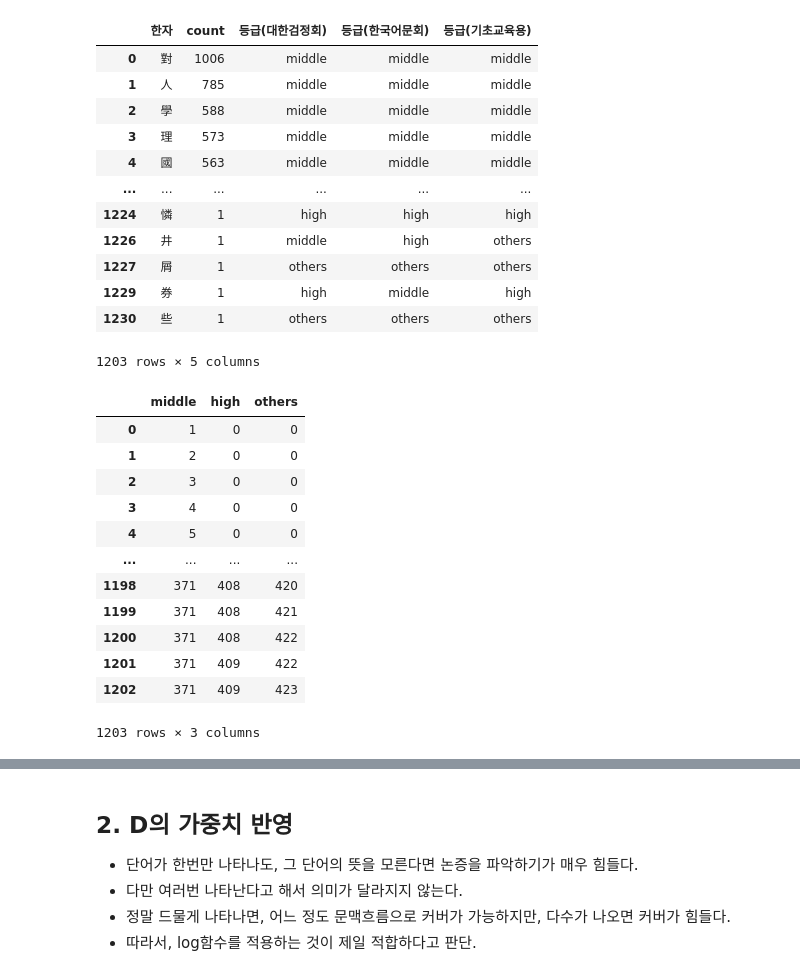
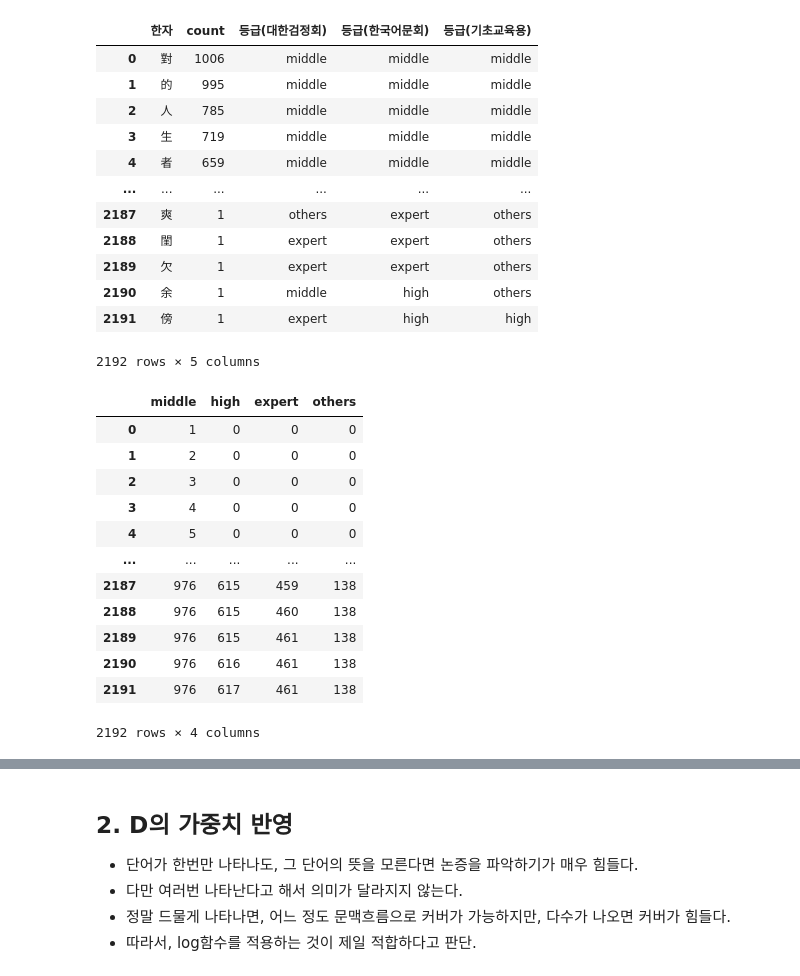
Before and after one commit to Hellcreams/hanja_suggestion, a Jupyter notebook: analyzation.ipynb, the cells around one changed output, grey strips where cells are left out. Drawn from its saved outputs; the diff is of its cells as text; code cells hidden in the pictures.

```diff
--- a/analyzation.ipynb
+++ b/analyzation.ipynb
@@ -47,25 +47,29 @@ ref_df["등급(기초교육용)"] = ref_df["등급(기초교육용)"].map(
 ref_df["등급(대한검정회)"] = np.select(
     [ref_df["등급(대한검정회)"] >= 3.0,
      ref_df["등급(대한검정회)"] >= 2.5,
+     ref_df["등급(대한검정회)"] > 0.0,
      True],
-    [3, 2, 1]
+    [3, 2, 1, 0]
 )
 ref_df["등급(대한검정회)"] = ref_df["등급(대한검정회)"].map(
     {3 : "middle",
     2 : "high",
-     1 : "others"}
+     1 : "expert",
+     0 : "others"}
 )
 # 대한검정회 4급 1000자, 3급 1800자 / 4급까지 중간(middle), 3급은 고등(high)로 분류
 ref_df["등급(한국어문회)"] = np.select(
     [ref_df["등급(한국어문회)"] >= 4.0,
      ref_df["등급(한국어문회)"] >= 3.0,
+     ref_df["등급(한국어문회)"] > 0.0,
      True],
-    [3, 2, 1]
+    [3, 2, 1, 0]
 )
 ref_df["등급(한국어문회)"] = ref_df["등급(한국어문회)"].map(
     {3 : "middle",
     2 : "high",
-     1 : "others"}
+     1 : "expert",
+     0 : "others"}
 )
 # -----------------------------
 ref_df
@@ -105,58 +213,61 @@ result1_df = pd.DataFrame.merge(
     ref_df,
     how="left",
     on="한자"
-).dropna()
+)
+# result1_df[result1_df["등급(대한검정회)"].isnull()]
 result1_df
 # %% [output]
 |  | 한자 | count | 등급(대한검정회) | 등급(한국어문회) | 등급(기초교육용) |
 | 0 | 對 | 1006 | middle | middle | middle |
-| 1 | 人 | 785 | middle | middle | middle |
-| 2 | 學 | 588 | middle | middle | middle |
-| 3 | 理 | 573 | middle | middle | middle |
-| 4 | 國 | 563 | middle | middle | middle |
+| 1 | 的 | 995 | middle | middle | middle |
+| 2 | 人 | 785 | middle | middle | middle |
+| 3 | 生 | 719 | middle | middle | middle |
+| 4 | 者 | 659 | middle | middle | middle |
 | ... | ... | ... | ... | ... | ... |
-| 1224 | 憐 | 1 | high | high | high |
-| 1226 | 井 | 1 | middle | high | others |
-| 1227 | 屑 | 1 | others | others | others |
-| 1229 | 券 | 1 | high | middle | high |
-| 1230 | 些 | 1 | others | others | others |
+| 2187 | 爽 | 1 | others | expert | others |
+| 2188 | 閨 | 1 | expert | expert | others |
+| 2189 | 欠 | 1 | expert | expert | others |
+| 2190 | 余 | 1 | middle | high | others |
+| 2191 | 傍 | 1 | expert | high | high |
-1203 rows × 5 columns
+2192 rows × 5 columns
 # %%
 rank_ref_names = ["등급(대한검정회)", "등급(한국어문회)", "등급(기초교육용)"]
 
-y_total = {name:[0, 0, 0] for name in rank_ref_names}
+y_total = {name:[0, 0, 0, 0] for name in rank_ref_names}
 
 y_cum = {name:[] for name in rank_ref_names}
 
 x = result1_df.index
 
 for i in x:
     for k in y_total.keys():
         if result1_df.loc[i, k] == "middle":
             y_total[k][0] += 1
         elif result1_df.loc[i, k] == "high":
             y_total[k][1] += 1
+        elif result1_df.loc[i, k] == "expert":
+            y_total[k][2] += 1
         else:
-            y_total[k][2] += 1
+            y_total[k][3] += 1
         y_cum[k].append(y_total[k][:])
 
 for k in y_cum.keys():
-    y_cum[k] = pd.DataFrame(y_cum[k], columns=["middle", "high", "others"])
-y_cum[rank_ref_names[2]]
+    y_cum[k] = pd.DataFrame(y_cum[k], columns=["middle", "high", "expert", "others"])
+y_cum[rank_ref_names[1]]
 # %% [output]
-|  | middle | high | others |
-| 0 | 1 | 0 | 0 |
-| 1 | 2 | 0 | 0 |
-| 2 | 3 | 0 | 0 |
-| 3 | 4 | 0 | 0 |
-| 4 | 5 | 0 | 0 |
-| ... | ... | ... | ... |
-| 1198 | 371 | 408 | 420 |
-| 1199 | 371 | 408 | 421 |
-| 1200 | 371 | 408 | 422 |
-| 1201 | 371 | 409 | 422 |
-| 1202 | 371 | 409 | 423 |
+|  | middle | high | expert | others |
+| 0 | 1 | 0 | 0 | 0 |
+| 1 | 2 | 0 | 0 | 0 |
+| 2 | 3 | 0 | 0 | 0 |
+| 3 | 4 | 0 | 0 | 0 |
+| 4 | 5 | 0 | 0 | 0 |
+| ... | ... | ... | ... | ... |
+| 2187 | 976 | 615 | 459 | 138 |
+| 2188 | 976 | 615 | 460 | 138 |
+| 2189 | 976 | 615 | 461 | 138 |
+| 2190 | 976 | 616 | 461 | 138 |
+| 2191 | 976 | 617 | 461 | 138 |
-1203 rows × 3 columns
+2192 rows × 4 columns
 # %%
 ref_rank = {name:ref_df.groupby(name).count().filter(["한자"])["한자"]
                  for name in rank_ref_names}
```
Also changed, not shown: parts of 12 cells of this notebook, 6 other files.
